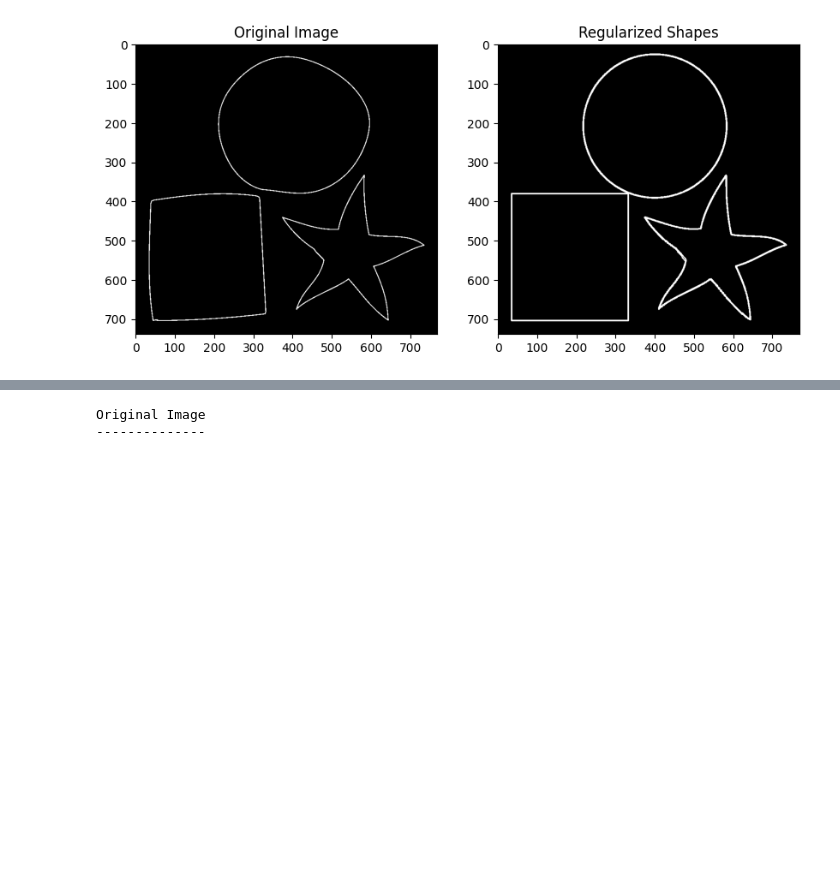
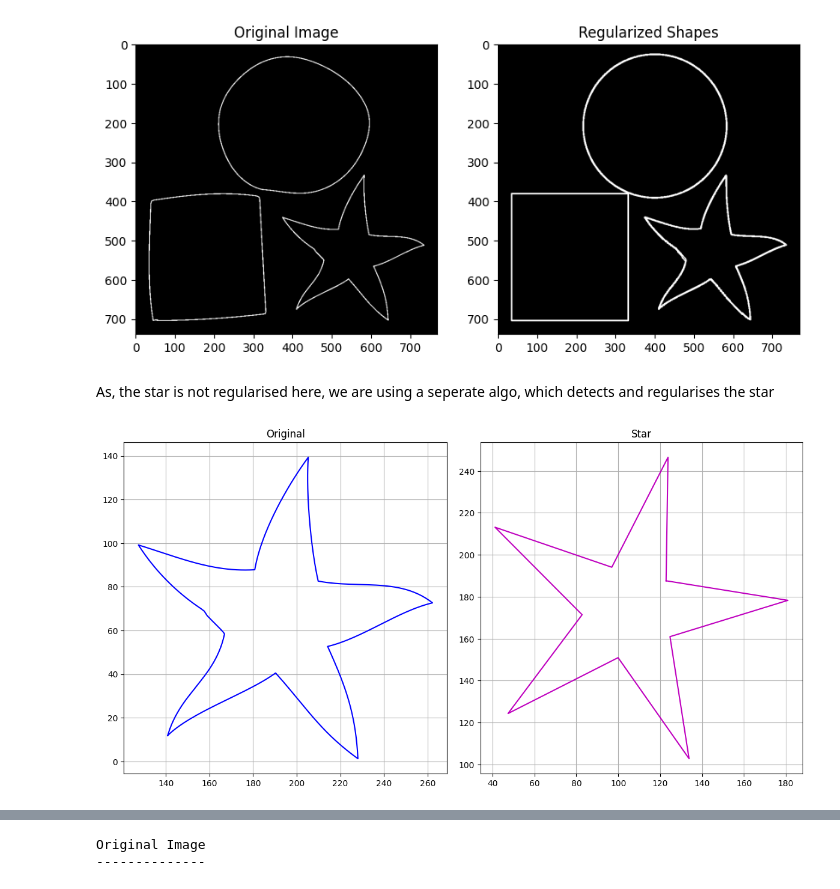
Before and after one commit to hexronuspi/CURVETOPIA, a Jupyter notebook: Adobe_GenSolve_Round_2.ipynb, the cells around one changed output, grey strips where cells are left out. Drawn from its saved outputs; the diff is of its cells as text; code cells hidden in the pictures; blank space fills up the shorter version.

```diff
--- a/Adobe_GenSolve_Round_2.ipynb
+++ b/Adobe_GenSolve_Round_2.ipynb
@@ -615,6 +619,64 @@ Original Image
 Regualrised Image
 --------------
 [figure]
+# %% [markdown]
+As, the star is not regularised here, we are using a seperate algo, which detects and regularises the star
+# %%
+from scipy.interpolate import interp1d
+from scipy.spatial import ConvexHull
+
+
+def regularize_shape(points, shape='star', num_points=100):
+    if shape != 'star':
+        raise ValueError("Invalid shape. Only 'star' is supported.")
+
+    x, y = points[:, 0], points[:, 1]
+
+    x_center, y_center = np.mean(x), np.mean(y)
+    max_radius = np.max(np.sqrt((x - x_center)**2 + (y - y_center)**2))
+
+    t_star = np.linspace(0, 2 * np.pi, 11)
+    r_star = np.array([max_radius * (0.3 if i % 2 == 0 else 1) for i in range(11)])
+    x_reg = r_star * np.cos(t_star) + x_center
+    y_reg = r_star * np.sin(t_star) + y_center
+
+    theta = np.radians(40)
+    x_rot = x_reg * np.cos(theta) - y_reg * np.sin(theta)
+    y_rot = x_reg * np.sin(theta) + y_reg * np.cos(theta)
+
+    return np.column_stack((x_rot, y_rot))
+
+
+def plot_shapes(original, star):
+    fig, axs = plt.subplots(1, 2, figsize=(12, 6))
+
+    axs[0].plot(original[:, 0], original[:, 1], 'b-')
+    axs[0].set_title('Original')
+
+    axs[1].plot(star[:, 0], star[:, 1], 'm-')
+    axs[1].set_title('Star')
+
+    for ax in axs.flat:
+        ax.set_aspect('equal')
+        ax.grid(True)
+
+    plt.tight_layout()
+    plt.show()
+
+csv_path = '/content/problems/problems/isolated.csv'
+path_XYs = read_csv(csv_path)
+
+num_val = 1
+for XYs in path_XYs:
+    for points in XYs:
+      if num_val == 2:
+        star_reg = regularize_shape(points, 'star')
+        plot_shapes(points, star_reg)
+      else:
+        pass
+      num_val+=1
+# %% [output]
+[figure, added]
 # %%
 # Here, doodle is the image on the second page of the problem statement pdf
 
```
Also changed, not shown: parts of 20 cells of this notebook.
